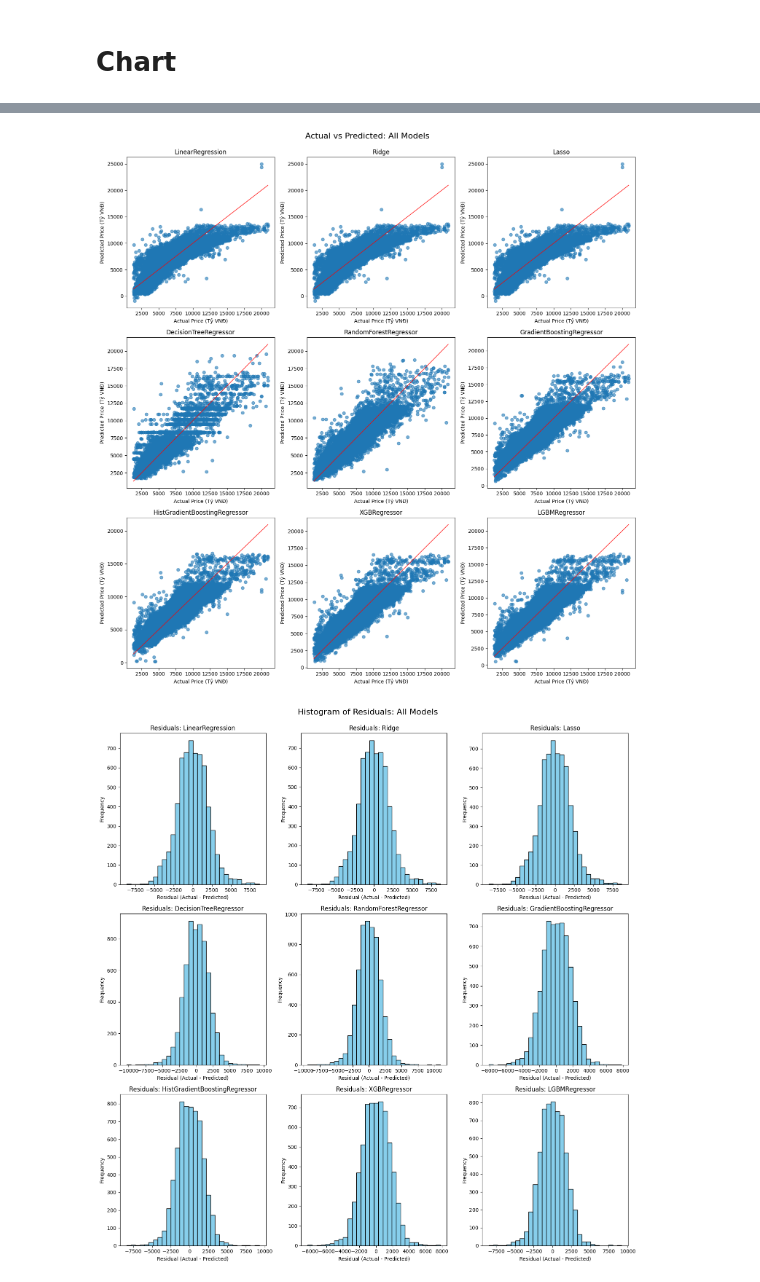
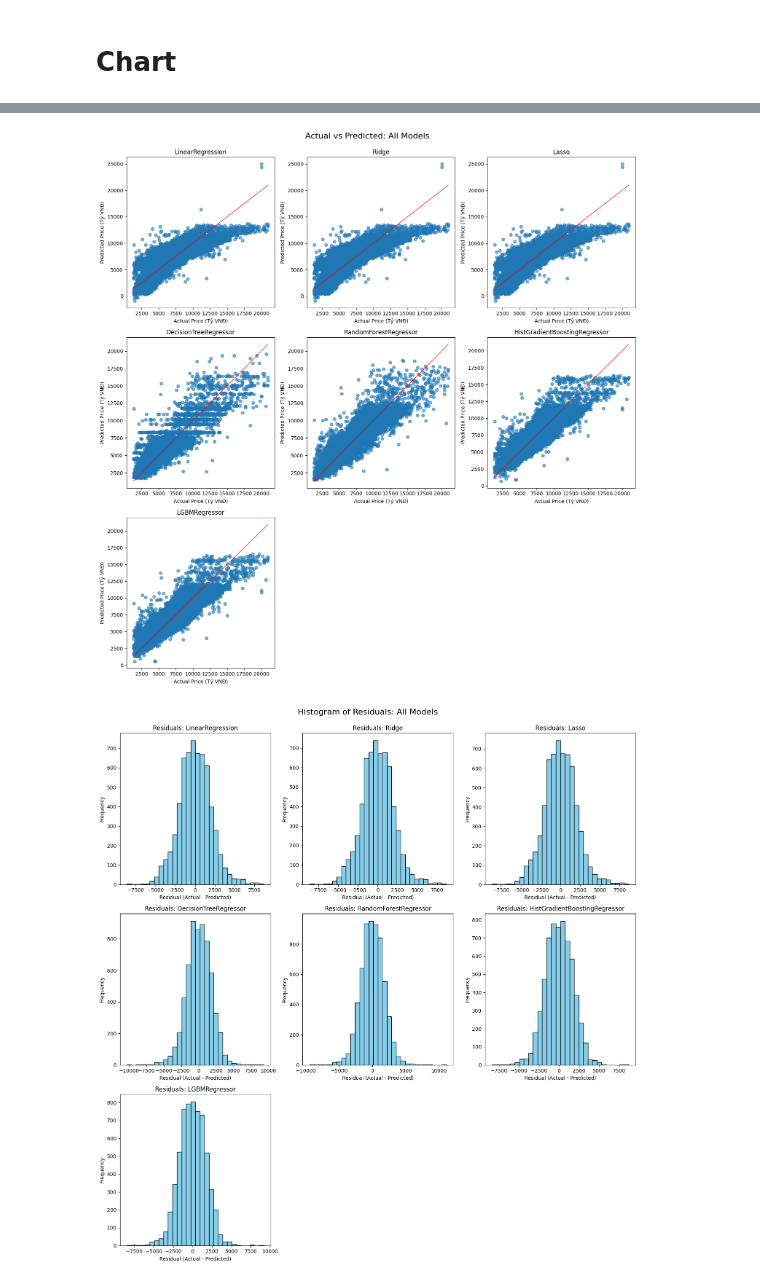
Before and after one commit to MonkeyNerdCoding/Vietnam-House-Price-Prediction, a Jupyter notebook: House_pricing_HCM.ipynb, the cells around one changed output, grey strips where cells are left out. Cells and saved outputs as stored; diff of their text form; code cells hidden in the pictures.

Commit message:
Changing model and fix some file

```diff
--- a/House_pricing_HCM.ipynb
+++ b/House_pricing_HCM.ipynb
@@ -550,27 +559,27 @@ models = {
         'max_depth': [None, 10, 20],
         'min_samples_split': [2, 5]
     }),
-    'GradientBoostingRegressor': (GradientBoostingRegressor(), {
-        'n_estimators': [100, 200],
-        'max_depth': [3, 5, 7],
-        'learning_rate': [0.05, 0.1, 0.2]
-    }),
     'HistGradientBoostingRegressor': (HistGradientBoostingRegressor(), {
         'max_iter': [100, 200],
         'max_depth': [None, 10, 20],
         'learning_rate': [0.05, 0.1, 0.2]
-    })
+    }),
+    # 'GradientBoostingRegressor': (GradientBoostingRegressor(), {
+    #     'n_estimators': [100, 200],
+    #     'max_depth': [3, 5, 7],
+    #     'learning_rate': [0.05, 0.1, 0.2]
+    # })
 }
 
-try:
-    from xgboost import XGBRegressor
-    models['XGBRegressor'] = (XGBRegressor(), {
-        'n_estimators': [100, 200],
-        'max_depth': [3, 5, 7],
-        'learning_rate': [0.05, 0.1, 0.2]
-    })
-except ImportError:
-    pass
+# try:
+#     from xgboost import XGBRegressor
+#     models['XGBRegressor'] = (XGBRegressor(), {
+#         'n_estimators': [100, 200],
+#         'max_depth': [3, 5, 7],
+#         'learning_rate': [0.05, 0.1, 0.2]
+#     })
+# except ImportError:
+#     pass
 
 try:
     from lightgbm import LGBMRegressor
@@ -768,42 +773,48 @@ n_models = len(predictions_all)
 cols = 3
 rows = int(np.ceil(n_models / cols))
 
-# Vẽ biểu đồ Actual vs Predicted
+# Actual vs Predicted
 fig, axes = plt.subplots(rows, cols, figsize=(15, 5 * rows))
 axes = axes.flatten()
 
 for i, (name, (y_true, y_pred)) in enumerate(predictions_all.items()):
     ax = axes[i]
     ax.scatter(y_true, y_pred, alpha=0.6)
     ax.plot([y_true.min(), y_true.max()], [y_true.min(), y_true.max()], 'r-', linewidth=1)
     ax.set_title(f"{name}")
     ax.set_xlabel("Actual Price (Tỷ VNĐ)")
     ax.set_ylabel("Predicted Price (Tỷ VNĐ)")
 
+for ax in axes[len(predictions_all):]:
+    fig.delaxes(ax)
+
 plt.tight_layout()
 plt.suptitle("Actual vs Predicted: All Models", fontsize=16, y=1.02)
 plt.show()
 
 
-#Vẽ Histogram Residuals
+# Histogram Residuals
 fig, axes = plt.subplots(rows, cols, figsize=(15, 5 * rows))
 axes = axes.flatten()
 
 for i, (name, (y_true, y_pred)) in enumerate(predictions_all.items()):
     residuals = y_true - y_pred
     residuals = residuals[np.isfinite(residuals)]
     ax = axes[i]
     ax.hist(residuals, bins=30, color='skyblue', edgecolor='black')
     ax.set_title(f"Residuals: {name}")
     ax.set_xlabel("Residual (Actual - Predicted)")
     ax.set_ylabel("Frequency")
 
+for ax in axes[len(predictions_all):]:
+    fig.delaxes(ax)
+
 plt.tight_layout()
 plt.suptitle("Histogram of Residuals: All Models", fontsize=16, y=1.02)
 plt.show()
 # %% [output]
-[figure, old version]
+[figure, new version]
-[figure, old version]
+[figure, new version]
 # %%
 import matplotlib.pyplot as plt
 import math
```
Also changed, not shown: parts of 11 cells of this notebook, 5 other files.
